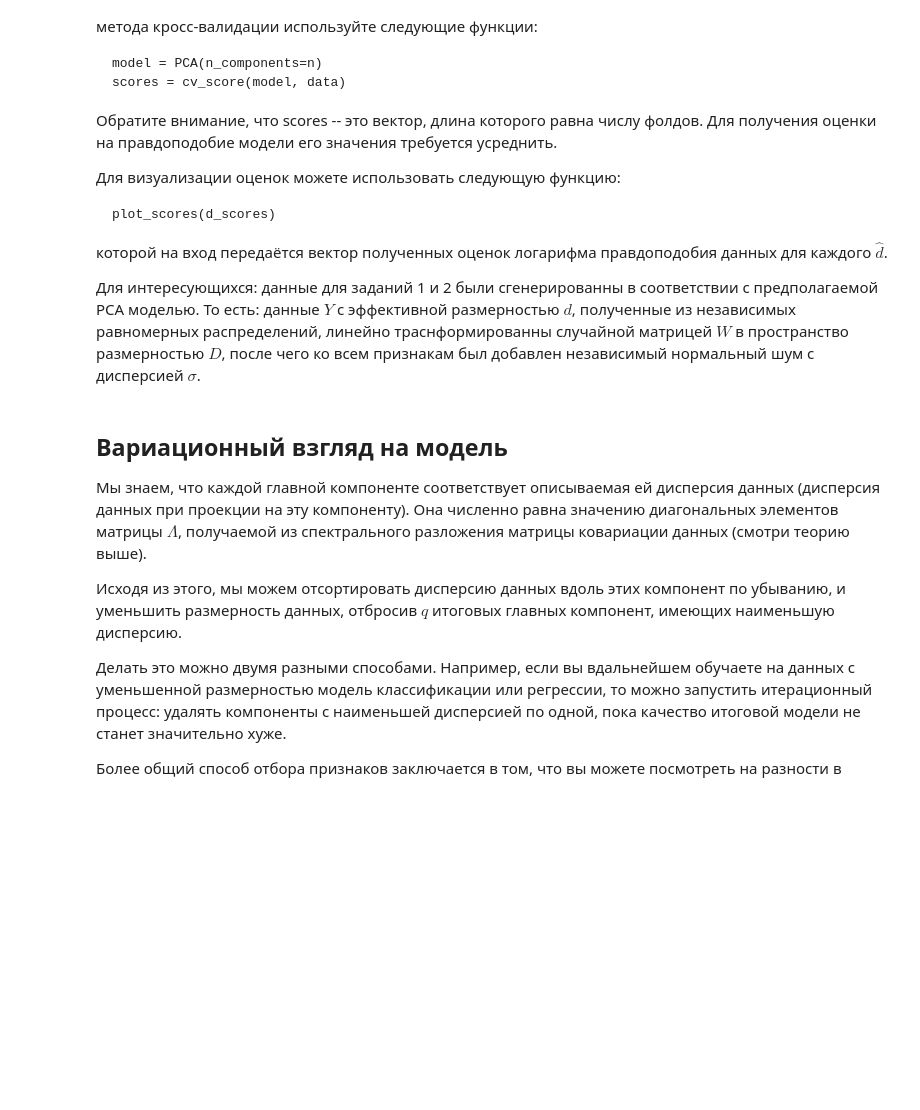
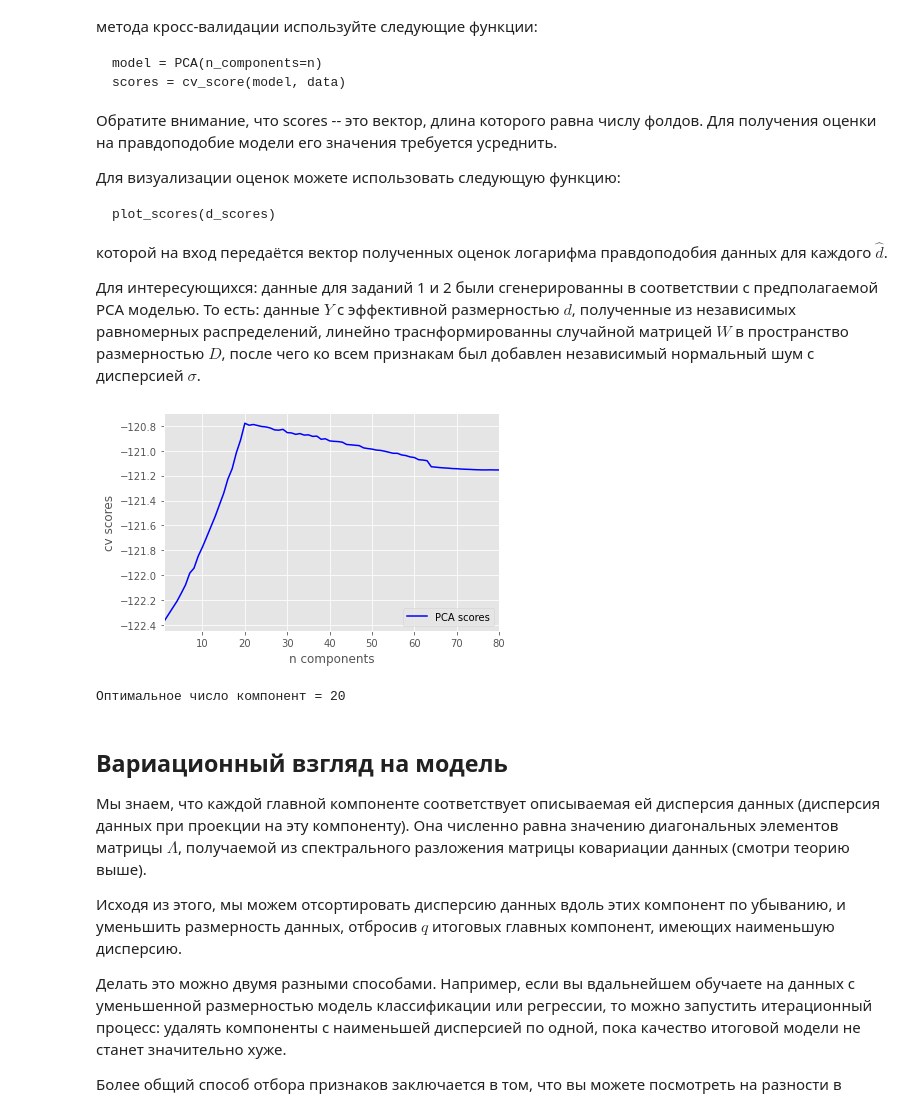
Before and after one commit to artImonkey/MIPT_homework, a Jupyter notebook: Course3 - Poisk_strukturi_v_dannih/hw2_metod_glavnih_komponent/PCA.ipynb, the cells around one changed output. Saved outputs shown, nothing was run; the diff lists cells and outputs as text; code cells hidden in the pictures; blank space fills up the shorter version.

```diff
--- a/Course3 - Poisk_strukturi_v_dannih/hw2_metod_glavnih_komponent/PCA.ipynb
+++ b/Course3 - Poisk_strukturi_v_dannih/hw2_metod_glavnih_komponent/PCA.ipynb
@@ -208,24 +216,36 @@ $$\mathcal{L} = \sum_{i=1}^N \log p(x_i) = -N/2 \Big( d\log(2\pi) + \log |C| + \
 # %%
 from sklearn.decomposition import PCA
 from sklearn.model_selection import cross_val_score as cv_score
 
 def plot_scores(d_scores):
     n_components = np.arange(1,d_scores.size+1)
     plt.plot(n_components, d_scores, 'b', label='PCA scores')
     plt.xlim(n_components[0], n_components[-1])
     plt.xlabel('n components')
     plt.ylabel('cv scores')
     plt.legend(loc='lower right')
     plt.show()
 
 def write_answer_1(optimal_d):
     with open("pca_answer1.txt", "w") as fout:
         fout.write(str(optimal_d))
 
 data = pd.read_csv('data_task1.csv')
-
+D = data.shape[1]
+d_scores = np.array([])
+for d in range(1,D+1):
+    model = PCA(n_components=d)
+    score = cv_score(model, data)
+    d_scores = np.append(d_scores,[np.mean(score)])
+#print(d_scores)
+plot_scores(d_scores)
 # place your code here
-pass
+optimal_d = np.where(d_scores == max(d_scores))[0][0]+1
+print('Оптимальное число компонент =',optimal_d)
+write_answer_1(optimal_d)
+# %% [output]
+[figure, added]
+Оптимальное число компонент = 20
 # %% [markdown]
 ## Вариационный взгляд на модель
 
```
Also changed, not shown: parts of 9 cells of this notebook, 4 other files.
